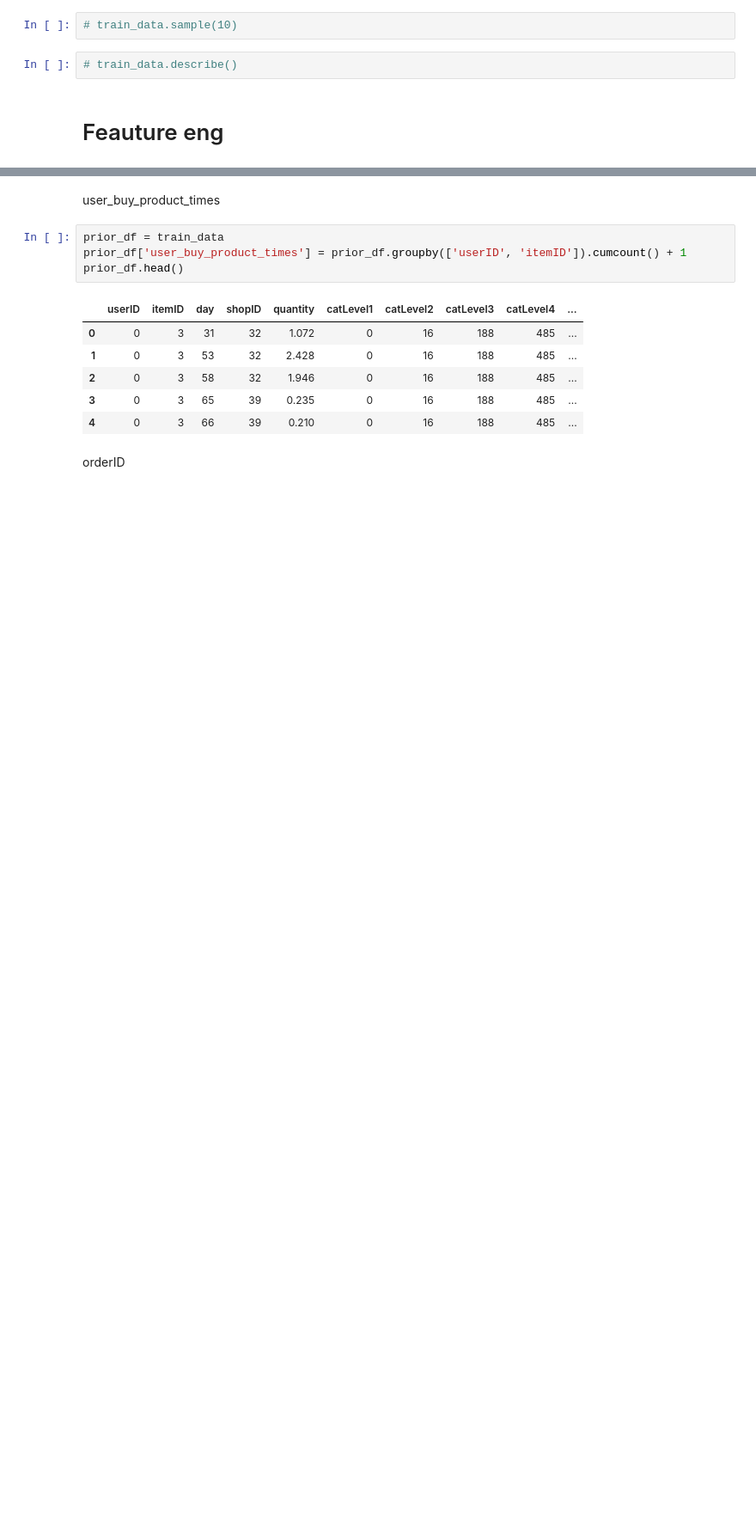
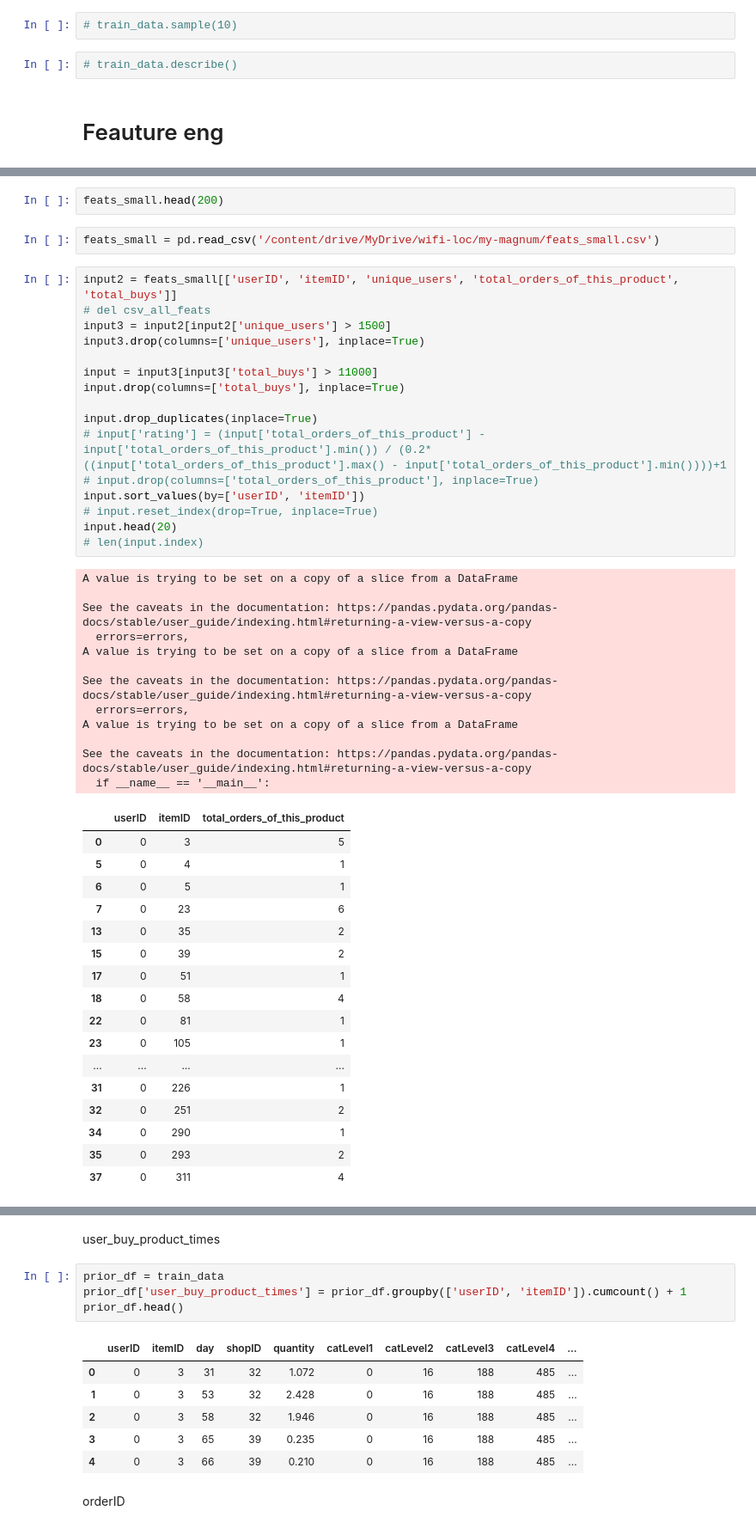
Before and after one commit to androbaza/my-kaggle-submissions, a Jupyter notebook: magnum_hack.ipynb, the cells around one changed output, grey strips where cells are left out. Shown at 86% size. Cells and saved outputs as stored; diff of their text form; blank space fills up the shorter version.

```diff
--- a/magnum_hack.ipynb
+++ b/magnum_hack.ipynb
@@ -151,0 +248,50 @@ This is  32.5 % of the initial size
+# %%
+feats_small.head(200)
+# %%
+feats_small = pd.read_csv('/content/drive/MyDrive/wifi-loc/my-magnum/feats_small.csv')
+# %%
+input2 = feats_small[['userID', 'itemID', 'unique_users', 'total_orders_of_this_product', 'total_buys']]
+# del csv_all_feats
+input3 = input2[input2['unique_users'] > 1500]
+input3.drop(columns=['unique_users'], inplace=True)
+
+input = input3[input3['total_buys'] > 11000]
+input.drop(columns=['total_buys'], inplace=True)
+
+input.drop_duplicates(inplace=True)
+# input['rating'] = (input['total_orders_of_this_product'] - input['total_orders_of_this_product'].min()) / (0.2*((input['total_orders_of_this_product'].max() - input['total_orders_of_this_product'].min())))+1
+# input.drop(columns=['total_orders_of_this_product'], inplace=True)
+input.sort_values(by=['userID', 'itemID'])
+# input.reset_index(drop=True, inplace=True)
+input.head(20)
+# len(input.index)
+# %% [output]
+A value is trying to be set on a copy of a slice from a DataFrame
+
+See the caveats in the documentation: https://pandas.pydata.org/pandas-docs/stable/user_guide/indexing.html#returning-a-view-versus-a-copy
+  errors=errors,
+A value is trying to be set on a copy of a slice from a DataFrame
+
+See the caveats in the documentation: https://pandas.pydata.org/pandas-docs/stable/user_guide/indexing.html#returning-a-view-versus-a-copy
+  errors=errors,
+A value is trying to be set on a copy of a slice from a DataFrame
+
+See the caveats in the documentation: https://pandas.pydata.org/pandas-docs/stable/user_guide/indexing.html#returning-a-view-versus-a-copy
+  if __name__ == '__main__':
+|  | userID | itemID | total_orders_of_this_product |
+| 0 | 0 | 3 | 5 |
+| 5 | 0 | 4 | 1 |
+| 6 | 0 | 5 | 1 |
+| 7 | 0 | 23 | 6 |
+| 13 | 0 | 35 | 2 |
+| 15 | 0 | 39 | 2 |
+| 17 | 0 | 51 | 1 |
+| 18 | 0 | 58 | 4 |
+| 22 | 0 | 81 | 1 |
+| 23 | 0 | 105 | 1 |
+| ... | ... | ... | ... |
+| 31 | 0 | 226 | 1 |
+| 32 | 0 | 251 | 2 |
+| 34 | 0 | 290 | 1 |
+| 35 | 0 | 293 | 2 |
+| 37 | 0 | 311 | 4 |
```
Also changed, not shown: parts of 51 cells of this notebook.
